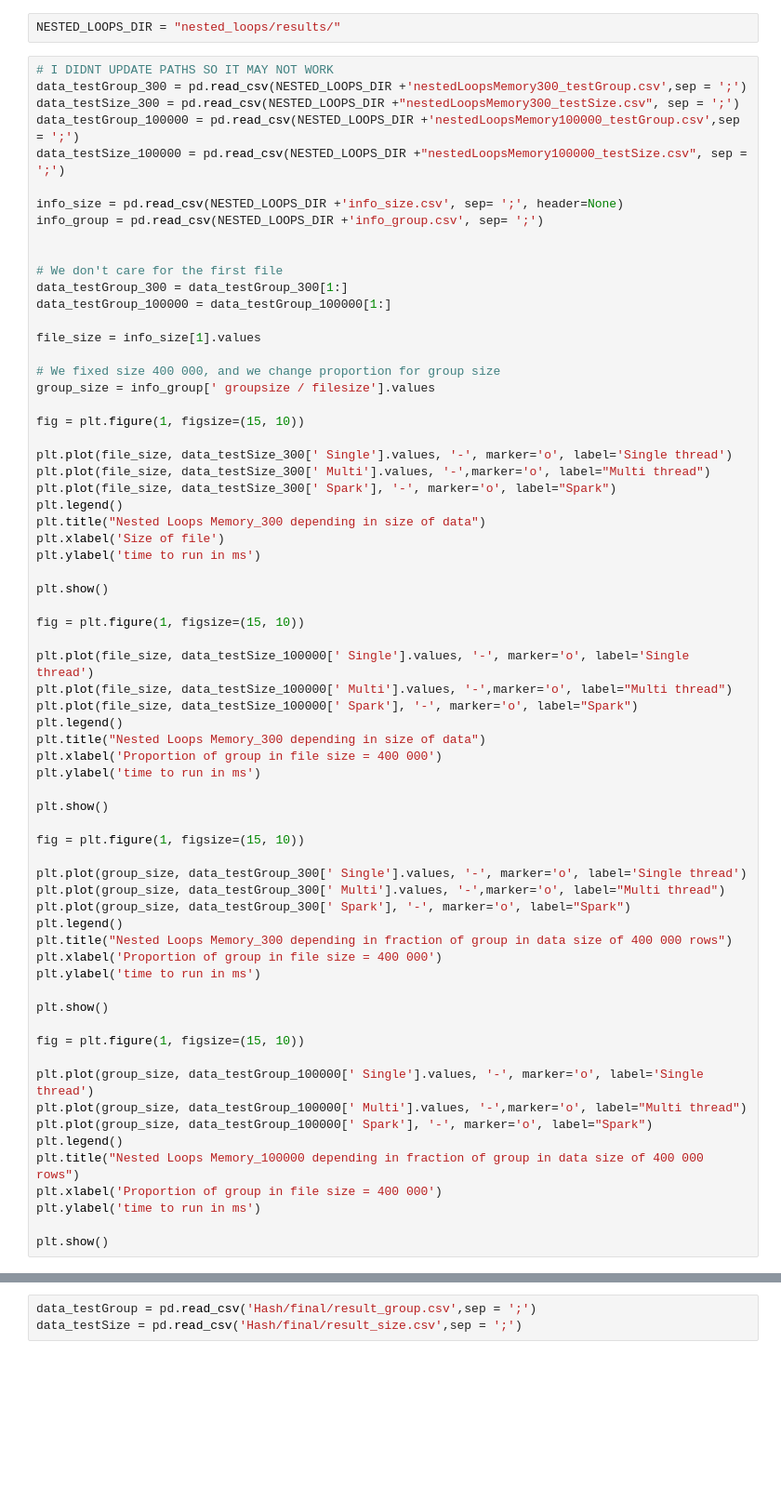
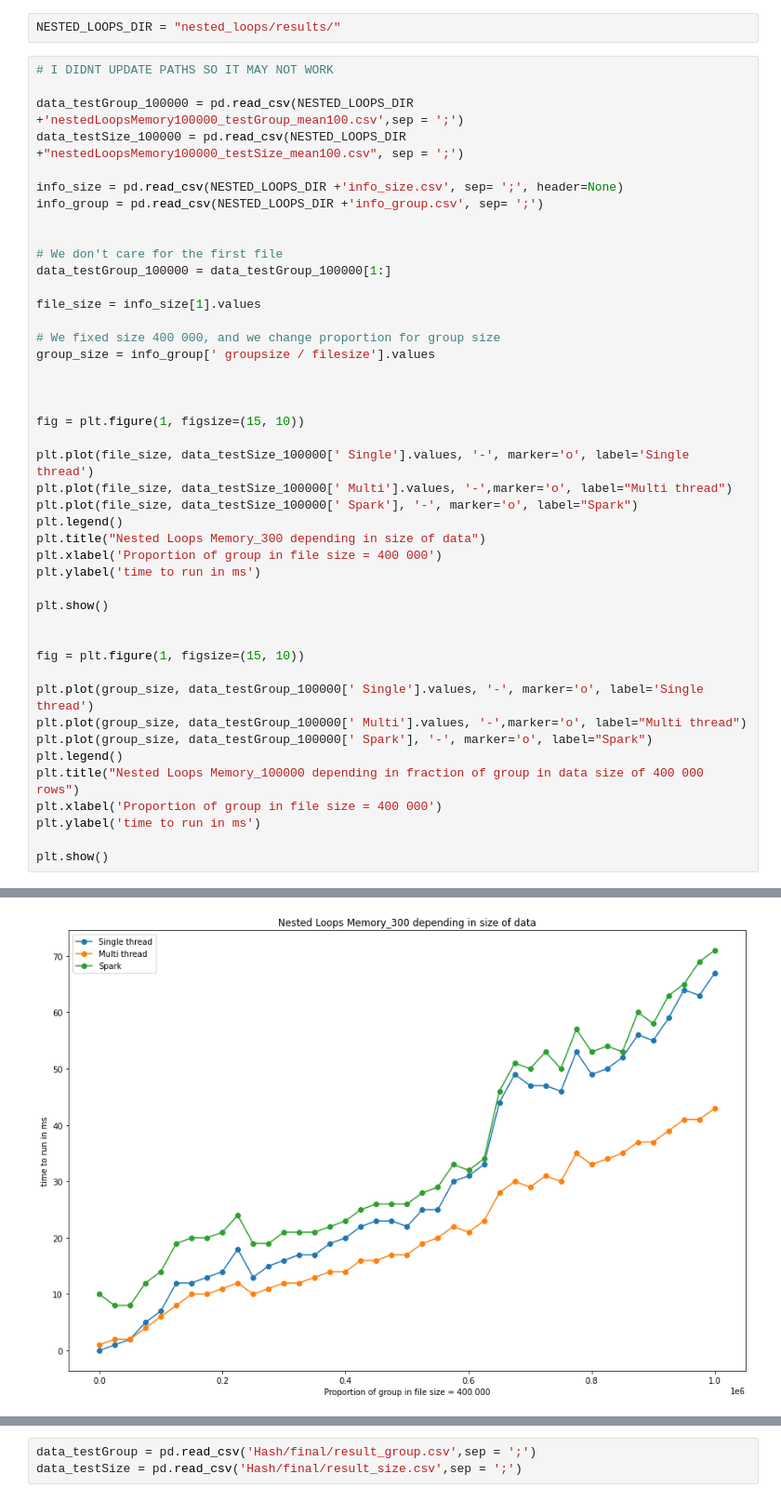
Before and after one commit to BadrAlpha07/Group-By-Implementation, a Jupyter notebook: plot.ipynb, the cells around one changed output, grey strips where cells are left out. Shown: that part at 93% size. Cells and saved outputs as stored; diff of their text form; blank space fills up the shorter version.

```diff
--- a/plot.ipynb
+++ b/plot.ipynb
@@ -15,17 +15,15 @@ import matplotlib.pyplot as plt
 NESTED_LOOPS_DIR = "nested_loops/results/"
 # %%
 # I DIDNT UPDATE PATHS SO IT MAY NOT WORK
-data_testGroup_300 = pd.read_csv(NESTED_LOOPS_DIR +'nestedLoopsMemory300_testGroup.csv',sep = ';')
-data_testSize_300 = pd.read_csv(NESTED_LOOPS_DIR +"nestedLoopsMemory300_testSize.csv", sep = ';')
-data_testGroup_100000 = pd.read_csv(NESTED_LOOPS_DIR +'nestedLoopsMemory100000_testGroup.csv',sep = ';')
-data_testSize_100000 = pd.read_csv(NESTED_LOOPS_DIR +"nestedLoopsMemory100000_testSize.csv", sep = ';')
+
+data_testGroup_100000 = pd.read_csv(NESTED_LOOPS_DIR +'nestedLoopsMemory100000_testGroup_mean100.csv',sep = ';')
+data_testSize_100000 = pd.read_csv(NESTED_LOOPS_DIR +"nestedLoopsMemory100000_testSize_mean100.csv", sep = ';')
 
 info_size = pd.read_csv(NESTED_LOOPS_DIR +'info_size.csv', sep= ';', header=None)
 info_group = pd.read_csv(NESTED_LOOPS_DIR +'info_group.csv', sep= ';')
 
 
 # We don't care for the first file
-data_testGroup_300 = data_testGroup_300[1:]
 data_testGroup_100000 = data_testGroup_100000[1:]
 
 file_size = info_size[1].values
@@ -33,17 +31,7 @@ file_size = info_size[1].values
 # We fixed size 400 000, and we change proportion for group size
 group_size = info_group[' groupsize / filesize'].values
 
-fig = plt.figure(1, figsize=(15, 10))
 
-plt.plot(file_size, data_testSize_300[' Single'].values, '-', marker='o', label='Single thread')
-plt.plot(file_size, data_testSize_300[' Multi'].values, '-',marker='o', label="Multi thread")
-plt.plot(file_size, data_testSize_300[' Spark'], '-', marker='o', label="Spark")
-plt.legend()
-plt.title("Nested Loops Memory_300 depending in size of data")
-plt.xlabel('Size of file')
-plt.ylabel('time to run in ms')
-
-plt.show()
 
 fig = plt.figure(1, figsize=(15, 10))
 
@@ -57,17 +45,6 @@ plt.ylabel('time to run in ms')
 
 plt.show()
 
-fig = plt.figure(1, figsize=(15, 10))
-
-plt.plot(group_size, data_testGroup_300[' Single'].values, '-', marker='o', label='Single thread')
-plt.plot(group_size, data_testGroup_300[' Multi'].values, '-',marker='o', label="Multi thread")
-plt.plot(group_size, data_testGroup_300[' Spark'], '-', marker='o', label="Spark")
-plt.legend()
-plt.title("Nested Loops Memory_300 depending in fraction of group in data size of 400 000 rows")
-plt.xlabel('Proportion of group in file size = 400 000')
-plt.ylabel('time to run in ms')
-
-plt.show()
 
 fig = plt.figure(1, figsize=(15, 10))
 
@@ -84,0 +61 @@ FileNotFoundError: [Errno 2] No such file or directory: 'nested_loops/results/ne
+[figure, added]
```
Also changed, not shown: parts of 1 cell of this notebook.
